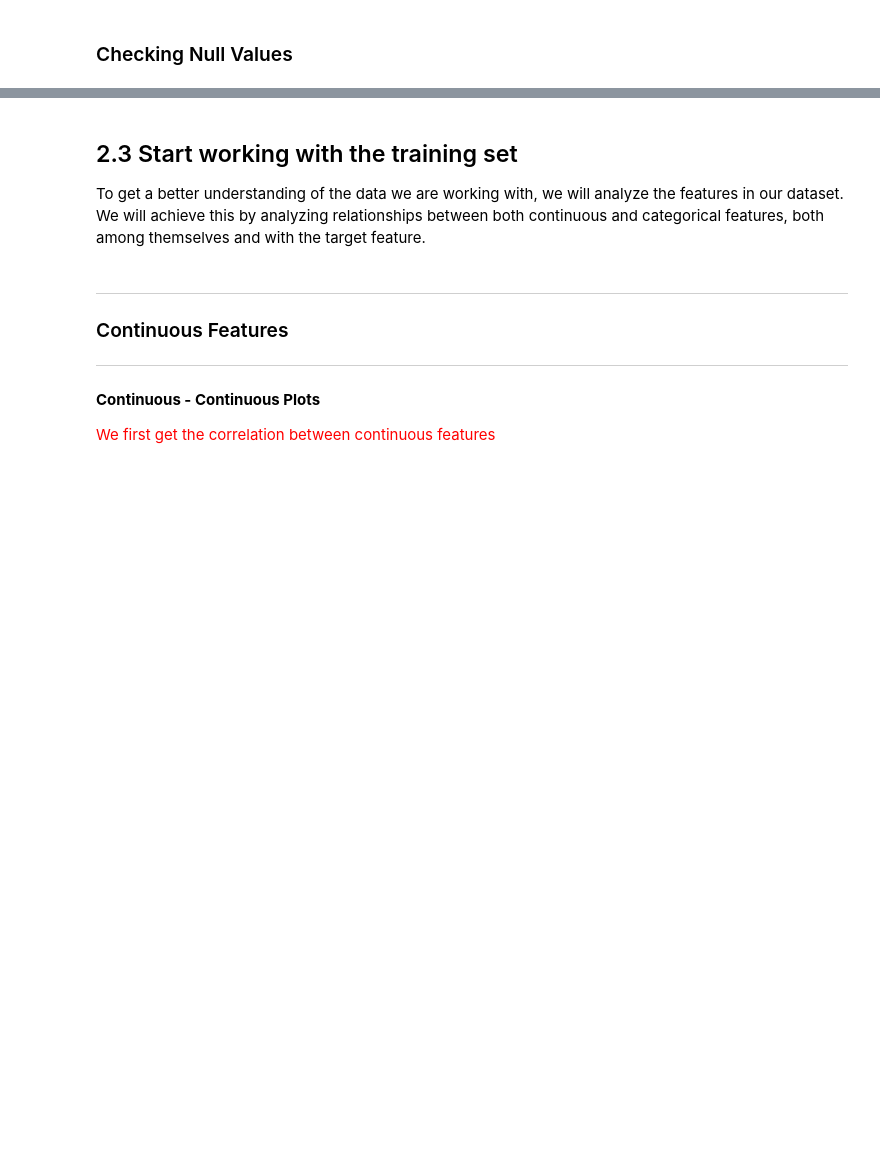
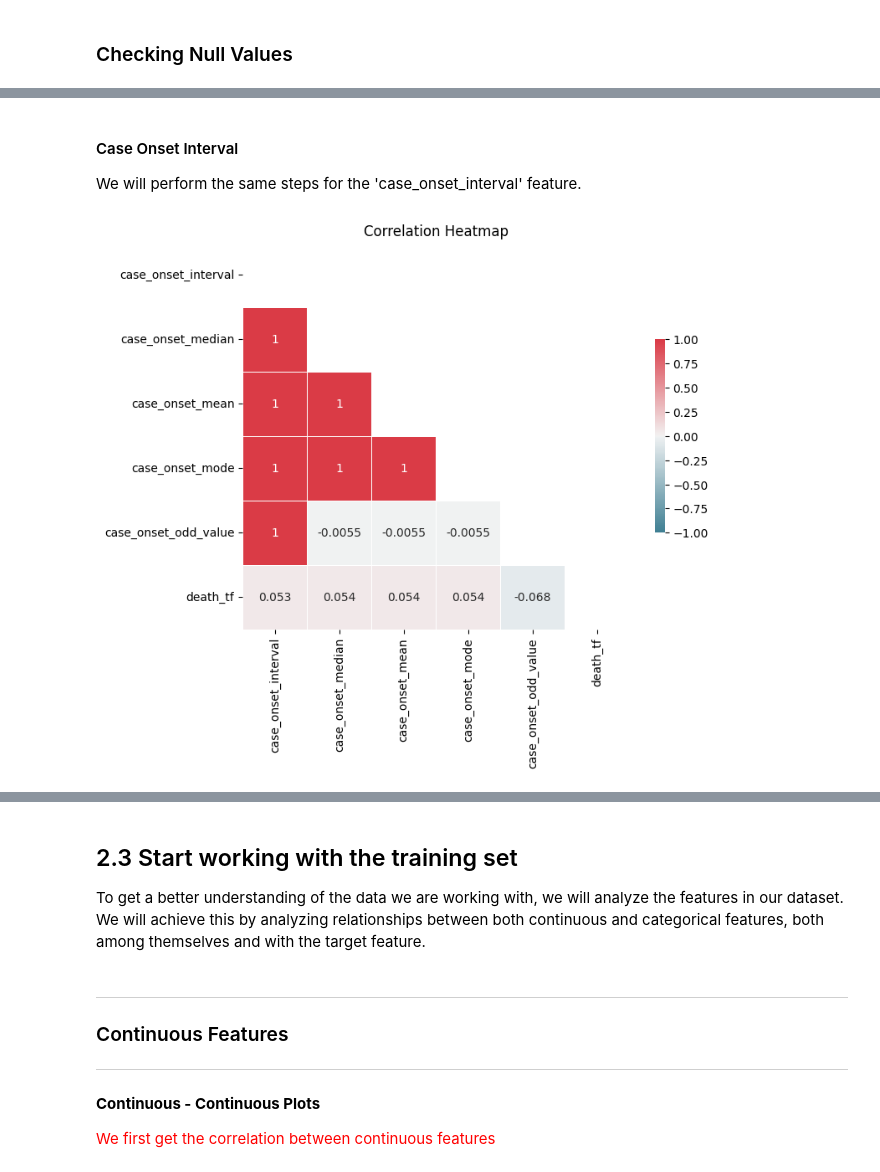
Before and after one commit to tlopesx/Assignment-2, a Jupyter notebook: 22202398_Submission/22202398-Homework2-Notebook.ipynb, the cells around one changed output, grey strips where cells are left out. Saved outputs shown, nothing was run; the diff lists cells and outputs as text; code cells hidden in the pictures; blank space fills up the shorter version.

```diff
--- a/22202398_Submission/22202398-Homework2-Notebook.ipynb
+++ b/22202398_Submission/22202398-Homework2-Notebook.ipynb
@@ -330,0 +385,20 @@ As expected, null values appear in the case_positive_specimen_interval and case_
+# %% [markdown]
+#### Case Onset Interval
+We will perform the same steps for the 'case_onset_interval' feature.
+# %%
+# Address null values for case_positive_specimen_interval
+data_case_onset_na= data.copy()
+
+# Option 1.1: Impute with median
+data_case_onset_na['case_onset_median'] = data['case_onset_interval'].fillna(data['case_onset_interval'].median()).astype('Int64')
+# Option 1.2: Impute with mean
+data_case_onset_na['case_onset_mean'] = data['case_onset_interval'].fillna(data['case_onset_interval'].mean().round()).astype('Int64')
+# Option 1.1: Impute with mode
+data_case_onset_na['case_onset_mode'] = data['case_onset_interval'].fillna(data['case_onset_interval'].mode().values[0]).astype('Int64')
+
+# Option 2: Impute with strange value 999
+data_case_onset_na['case_onset_odd_value'] = data['case_onset_interval'].fillna(999).astype('Int64')
+# %%
+plot_correlation_heatmap(data_case_onset_na, ['case_onset_interval', 'case_onset_median', 'case_onset_mean', 'case_onset_mode', 'case_onset_odd_value', 'death_tf'])
+# %% [output]
+[figure, added]
```
Also changed, not shown: parts of 18 cells of this notebook.
